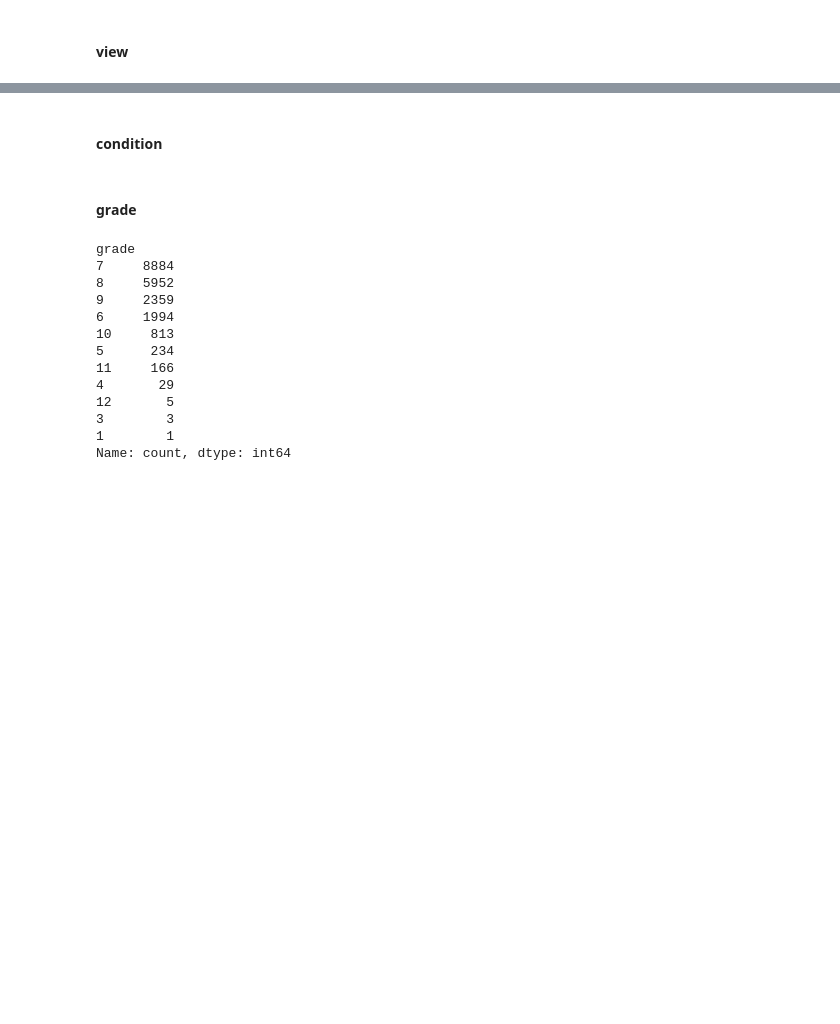
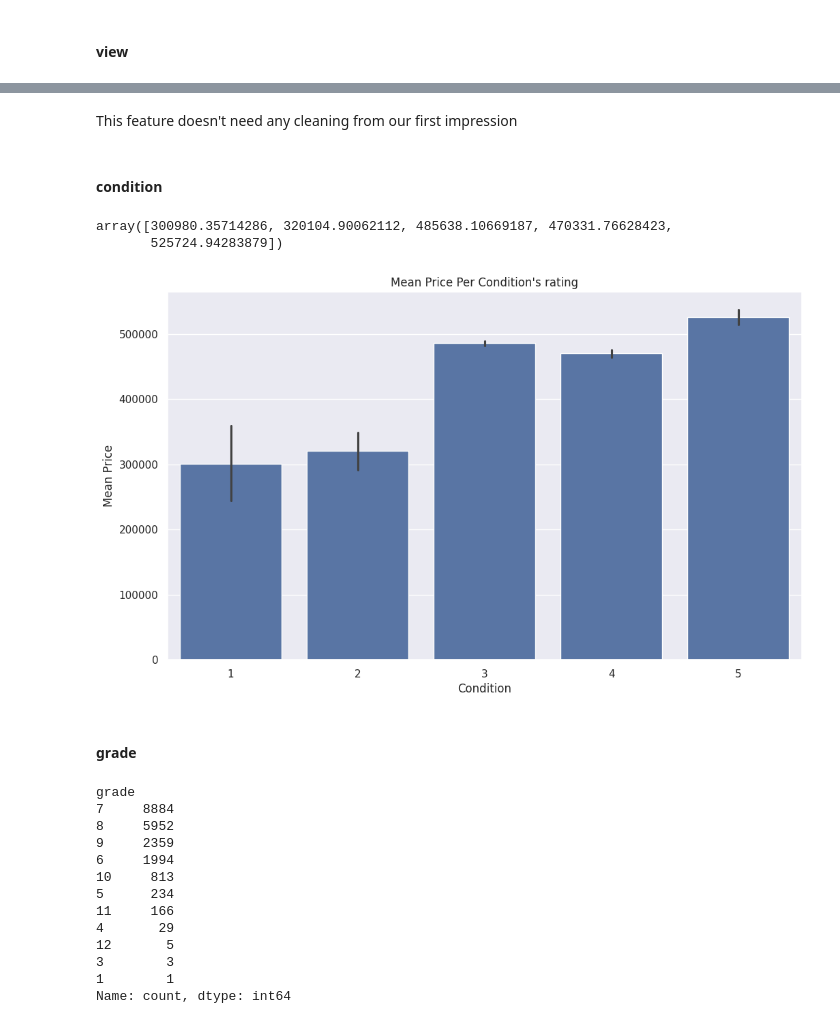
Before and after one commit to julienRactM/apartment-hunter, a Jupyter notebook: main_notebook.ipynb, the cells around one changed output, grey strips where cells are left out. Drawn from its saved outputs; the diff is of its cells as text; code cells hidden in the pictures; blank space fills up the shorter version.

```diff
--- a/main_notebook.ipynb
+++ b/main_notebook.ipynb
@@ -743,5 +842,21 @@ plt.show()
+# %% [markdown]
+This feature doesn't need any cleaning from our first impression
 # %% [markdown]
 #### condition
+# %%
+df.groupby('condition')['price'].mean().values
+# %% [output]
+array([300980.35714286, 320104.90062112, 485638.10669187, 470331.76628423,
+       525724.94283879])
+# %%
+plt.figure(figsize=(12, 7))
+sns.barplot(data=df, x='condition', y='price')
+plt.title("Mean Price Per Condition's rating")
+plt.xlabel('Condition')
+plt.ylabel('Mean Price')
+plt.show()
+# %% [output]
+[figure, added]
 # %% [markdown]
 #### grade
 # %%
```
Also changed, not shown: parts of 19 cells of this notebook.
